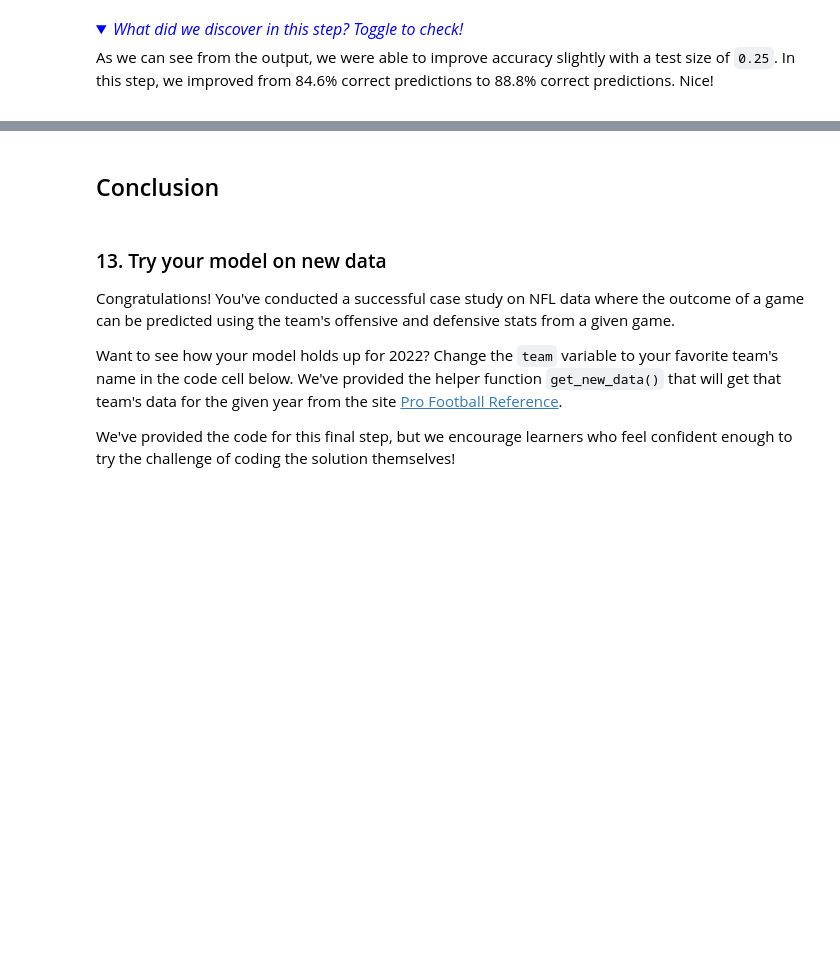
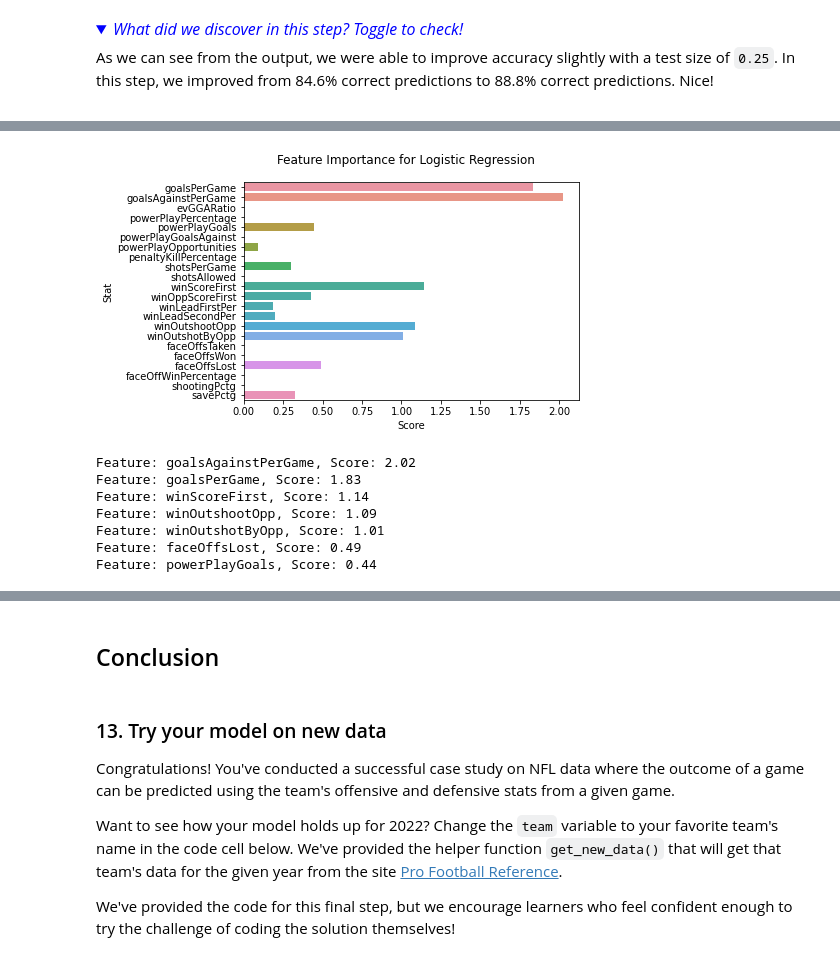
Before and after one commit to djfkahn/DataAnalyses, a Jupyter notebook: NHL/predictor.ipynb, the cells around one changed output, grey strips where cells are left out. Drawn from its saved outputs; the diff is of its cells as text; code cells hidden in the pictures; folded sections open; blank space fills up the shorter version.

```diff
--- a/NHL/predictor.ipynb
+++ b/NHL/predictor.ipynb
@@ -300,10 +280,12 @@ Run the code to see how test size affects accuracy. If you'd like, try changing
 # %%
 # optimal penalty and C
 penalty = 'l1'
-C = 0.1
+C = 1.0
 
 # create a list of test_sizes
 test_sizes = [val/100 for val in range(20,36)]
+acc_list = []
+size_list = []
 
 for test_size in test_sizes:
 
@@ -323,6 +305,12 @@ for test_size in test_sizes:
     accuracy = accuracy_score(y_test, y_pred)
     accuracy_rd = round(accuracy*100,1)
 
-    # print accuracy for each combination of penalty and test size
-    print(f'Accuracy: {accuracy_rd}% | test size = {test_size}')
+    size_list.append(test_size)
+    acc_list.append(accuracy_rd)
+
+# store test_size for maximum accuracy
+opt_test_size = size_list[acc_list.index(max(acc_list))]
+
+# print accuracy for each combination of penalty and test size
+print(f'Max Accuracy: {max(acc_list)}% | test size = {opt_test_size}')
 # %% [output]
@@ -355,9 +328,9 @@ As we can see from the output, we were able to improve accuracy slightly with a
 Now that we know which parameters optimize our model, let's run and save the final model with our choices for `test_size`, `penalty`, and `C`. Fill in the code to run and save the final model as `optLr`. Continue setting `random_state=42` for the split.
 # %%
 # set the test size and hyperparameters
-test_size = 0.25
-penalty = "l1"
-C = 0.1
+test_size = opt_test_size
+penalty   = opt_penalty
+C         = opt_c_val
 
 # train-test split
 X_train, X_test, y_train, y_test = train_test_split(X, y, test_size=test_size, random_state=42)
@@ -372,3 +351,39 @@ LogisticRegression(C=0.1, penalty='l1', solver='liblinear')
+# %%
+# get importance
+importance = abs(optLr.coef_[0])
+
+# visualize feature importance
+sns.barplot(x=importance, y=features.columns)
+
+# add labels and titles
+plt.suptitle('Feature Importance for Logistic Regression')
+plt.xlabel('Score')
+plt.ylabel('Stat')
+plt.show()
+
+feature_importance = {}
+# summarize feature importance
+for i,v in enumerate(importance.round(2)):
+  feature_importance[features.columns[i]] = v
+
+sorted_features = sorted(feature_importance.items(), key=lambda x:x[1], reverse=True)
+sorted_features_dict = dict(sorted_features)
+
+top_features = 7
+for i,v in sorted_features_dict.items():
+  print(f'Feature: {i}, Score: {v}')
+  top_features -= 1
+  if top_features <= 0:
+    break
+# %% [output]
+[figure, added]
+Feature: goalsAgainstPerGame, Score: 2.02
+Feature: goalsPerGame, Score: 1.83
+Feature: winScoreFirst, Score: 1.14
+Feature: winOutshootOpp, Score: 1.09
+Feature: winOutshotByOpp, Score: 1.01
+Feature: faceOffsLost, Score: 0.49
+Feature: powerPlayGoals, Score: 0.44
 # %% [markdown]
 <details>
     <summary style="display:list-item; font-size:16px; color:blue;"><i>What did we discover in this step? Toggle to check!</i></summary>
```
Also changed, not shown: parts of 40 cells of this notebook.
